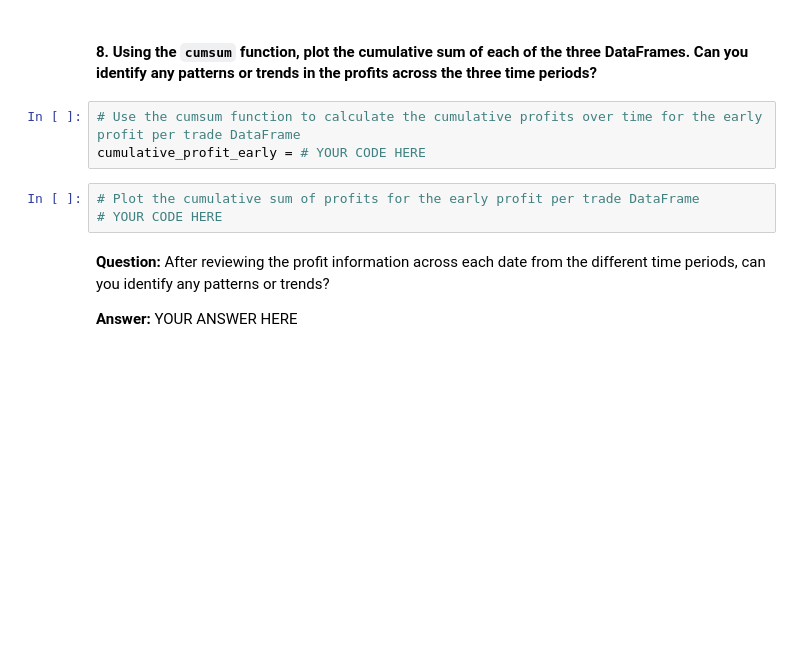
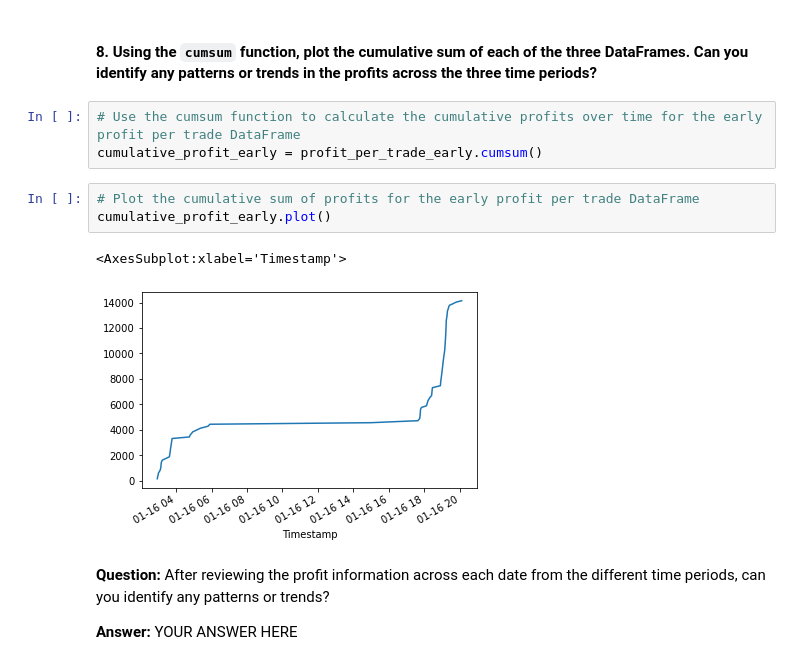
Before and after one commit to yanickw/crypto_arbitrage, a Jupyter notebook: crypto_arbitrage.ipynb, the cells around one changed output. Saved outputs shown, nothing was run; the diff lists cells and outputs as text; blank space fills up the shorter version.

```diff
--- a/crypto_arbitrage.ipynb
+++ b/crypto_arbitrage.ipynb
@@ -681,10 +741,13 @@ SyntaxError: invalid syntax (2634273328.py, line 3)
 #### 8. Using the `cumsum` function, plot the cumulative sum of each of the three DataFrames. Can you identify any patterns or trends in the profits across the three time periods?
 # %%
 # Use the cumsum function to calculate the cumulative profits over time for the early profit per trade DataFrame
-cumulative_profit_early = # YOUR CODE HERE
+cumulative_profit_early = profit_per_trade_early.cumsum()
 # %%
 # Plot the cumulative sum of profits for the early profit per trade DataFrame
-# YOUR CODE HERE
+cumulative_profit_early.plot()
+# %% [output]
+<AxesSubplot:xlabel='Timestamp'>
+[figure, added]
 # %% [markdown]
 **Question:** After reviewing the profit information across each date from the different time periods, can you identify any patterns or trends?
 
```
Also changed, not shown: parts of 16 cells of this notebook.
